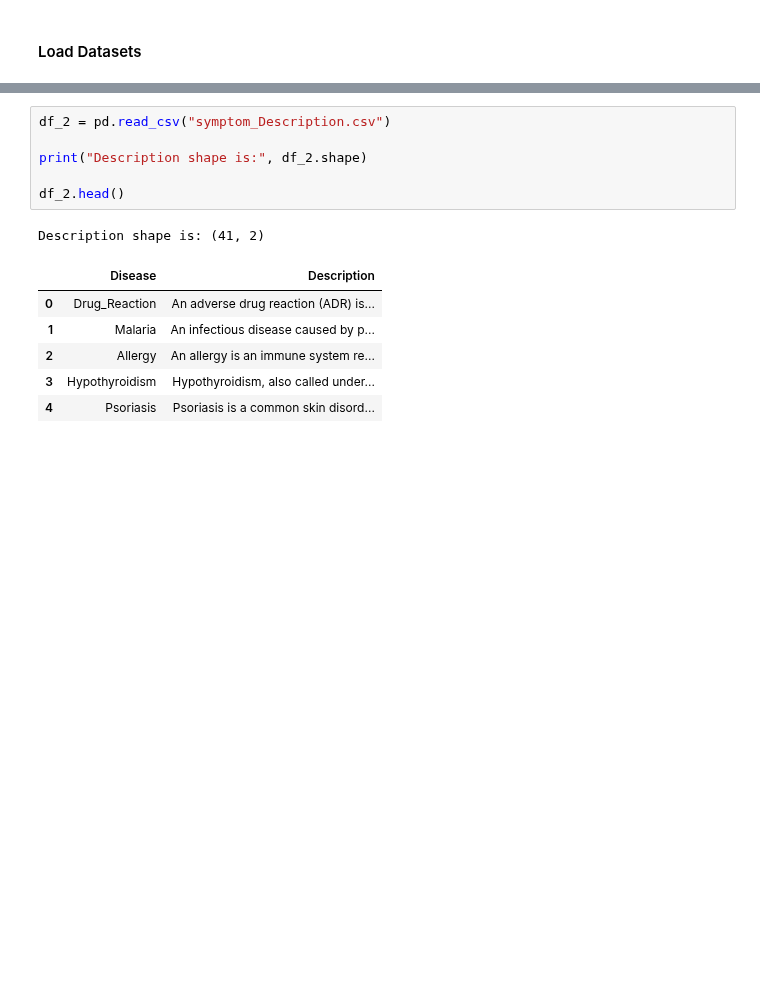
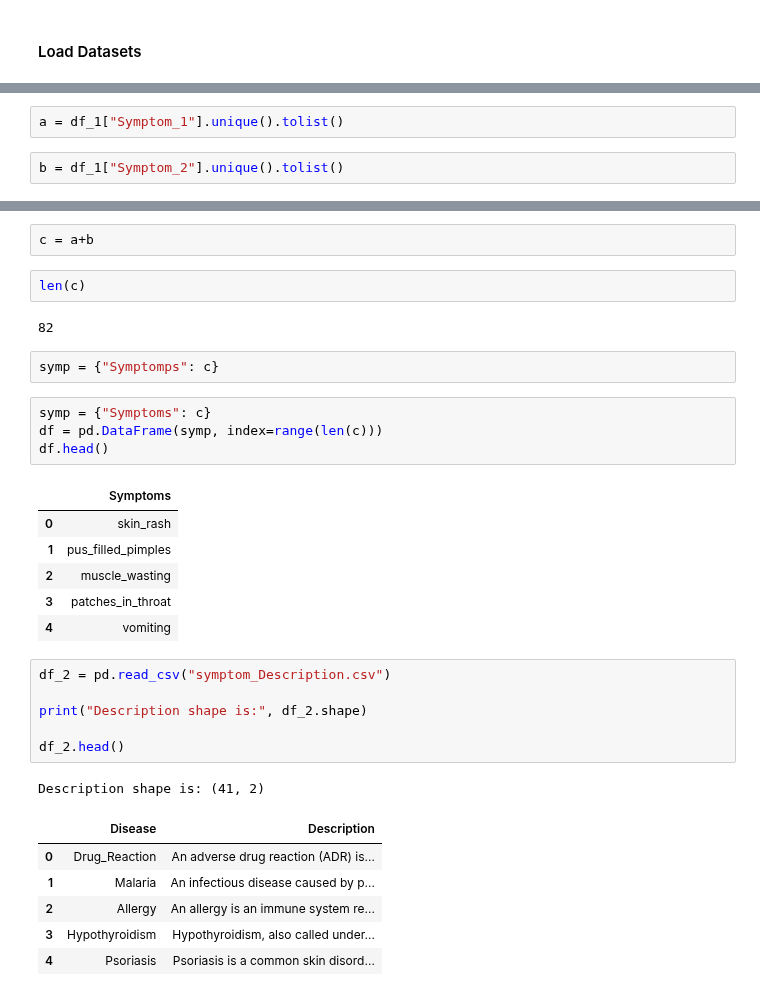
Before and after one commit to TheBlueZayn/Disease-Symptom-Prediction, a Jupyter notebook: sympt.ipynb, the cells around one changed output, grey strips where cells are left out. Saved outputs shown, nothing was run; the diff lists cells and outputs as text; blank space fills up the shorter version.

```diff
--- a/sympt.ipynb
+++ b/sympt.ipynb
@@ -49,0 +123,4 @@ Dataset shape is: (4920, 18)
+# %%
+a = df_1["Symptom_1"].unique().tolist()
+# %%
+b = df_1["Symptom_2"].unique().tolist()
@@ -50,3 +149,22 @@ Dataset shape is: (4920, 18)
+# %%
+c = a+b
+# %%
+len(c)
+# %% [output]
+82
+# %%
+symp = {"Symptomps": c}
+# %%
+symp = {"Symptoms": c}
+df = pd.DataFrame(symp, index=range(len(c)))
+df.head()
+# %% [output]
+|  | Symptoms |
+| 0 | skin_rash |
+| 1 | pus_filled_pimples |
+| 2 | muscle_wasting |
+| 3 | patches_in_throat |
+| 4 | vomiting |
 # %%
 df_2 = pd.read_csv("symptom_Description.csv")
 
```
Also changed, not shown: parts of 6 cells of this notebook, 2 other files.
